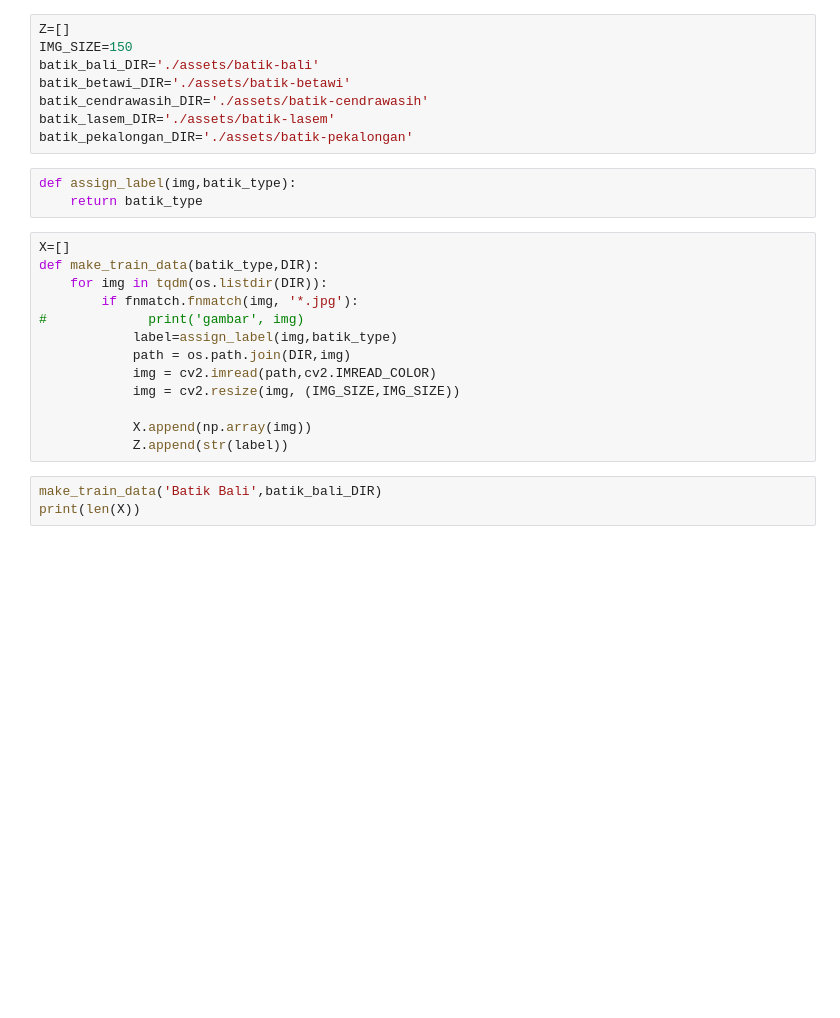
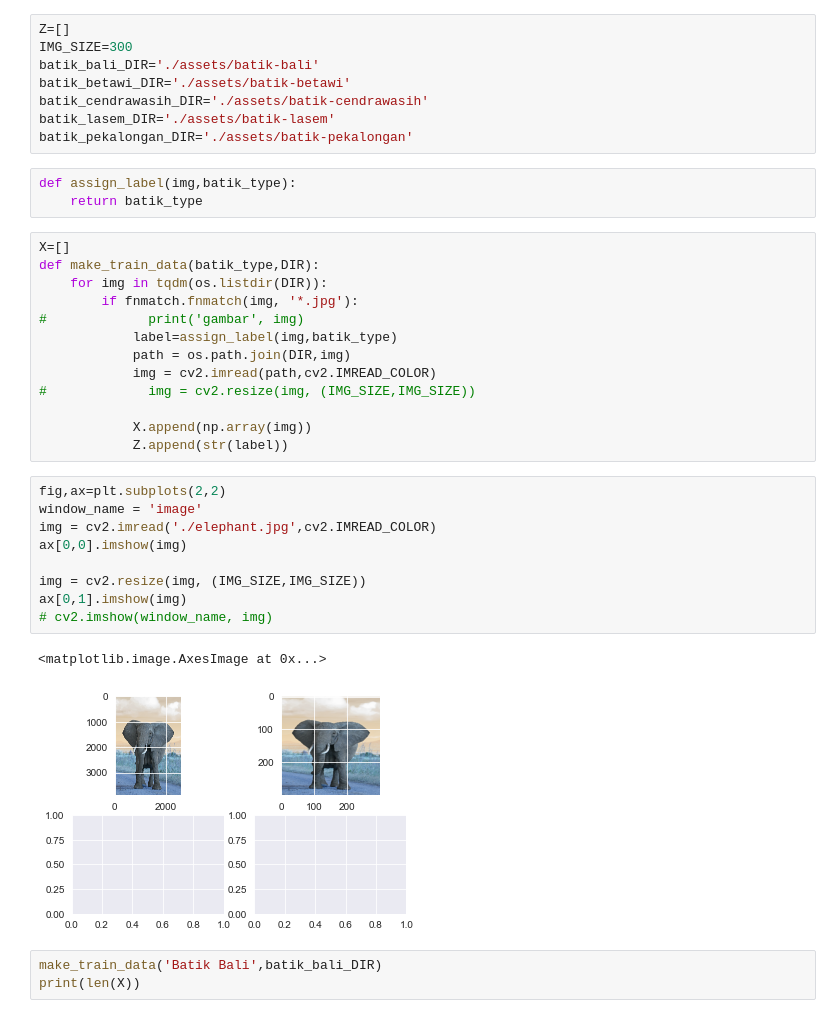
Before and after one commit to akbarumar88/cnn-batik-indonesia-notebook, a Jupyter notebook: indonesian-batiks-cnn.ipynb, the cells around one changed output. Drawn from its saved outputs; the diff is of its cells as text; blank space fills up the shorter version.

```diff
--- a/indonesian-batiks-cnn.ipynb
+++ b/indonesian-batiks-cnn.ipynb
@@ -61,7 +61,7 @@ from tensorflow.keras.utils import plot_model
 from tensorflow.keras.callbacks import EarlyStopping, ReduceLROnPlateau
 # %%
 Z=[]
-IMG_SIZE=150
+IMG_SIZE=300
 batik_bali_DIR='./assets/batik-bali'
 batik_betawi_DIR='./assets/batik-betawi'
 batik_cendrawasih_DIR='./assets/batik-cendrawasih'
@@ -79,10 +79,22 @@ def make_train_data(batik_type,DIR):
             label=assign_label(img,batik_type)
             path = os.path.join(DIR,img)
             img = cv2.imread(path,cv2.IMREAD_COLOR)
-            img = cv2.resize(img, (IMG_SIZE,IMG_SIZE))
+#             img = cv2.resize(img, (IMG_SIZE,IMG_SIZE))
 
             X.append(np.array(img))
             Z.append(str(label))
+# %%
+fig,ax=plt.subplots(2,2)
+window_name = 'image'
+img = cv2.imread('./elephant.jpg',cv2.IMREAD_COLOR)
+ax[0,0].imshow(img)
+
+img = cv2.resize(img, (IMG_SIZE,IMG_SIZE))
+ax[0,1].imshow(img)
+# cv2.imshow(window_name, img)
+# %% [output]
+<matplotlib.image.AxesImage at 0x...>
+[figure, added]
 # %%
 make_train_data('Batik Bali',batik_bali_DIR)
 print(len(X))
```
Also changed, not shown: parts of 6 cells of this notebook.
